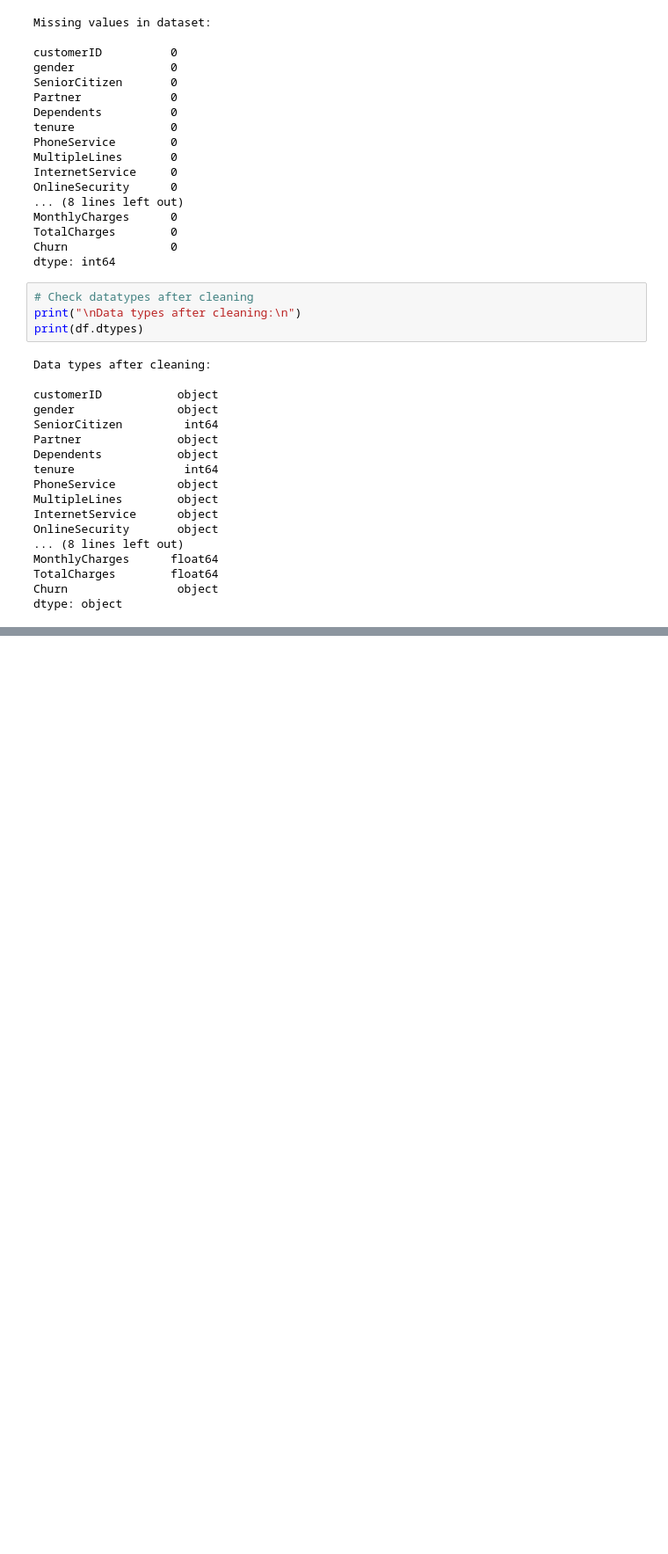
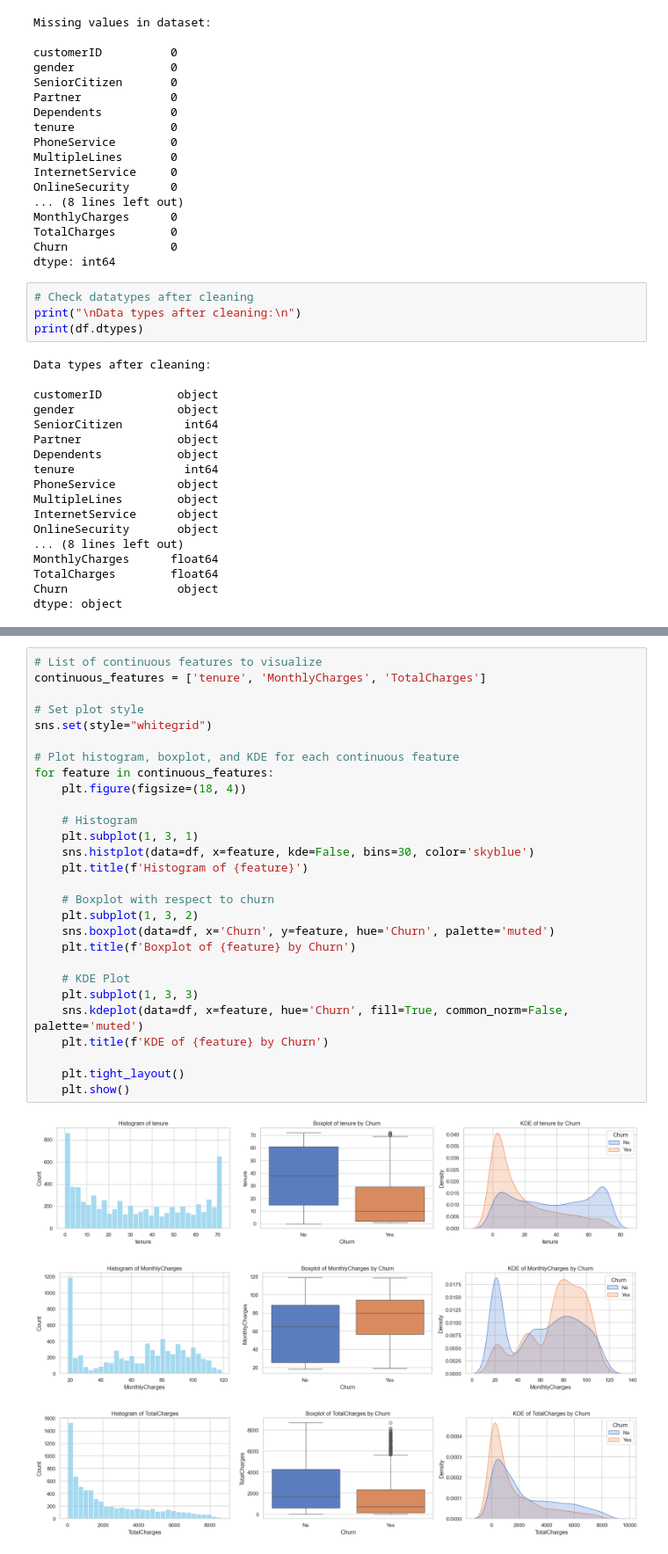
Before and after one commit to AnnapurnaBhatraju/telco-churn-prediction, a Jupyter notebook: churn_prediction.ipynb, the cells around one changed output, grey strips where cells are left out. Shown at 88% size. Saved outputs shown, nothing was run; the diff lists cells and outputs as text; blank space fills up the shorter version.

```diff
--- a/churn_prediction.ipynb
+++ b/churn_prediction.ipynb
@@ -205,0 +319,32 @@ dtype: object
+# %%
+# List of continuous features to visualize
+continuous_features = ['tenure', 'MonthlyCharges', 'TotalCharges']
+
+# Set plot style
+sns.set(style="whitegrid")
+
+# Plot histogram, boxplot, and KDE for each continuous feature
+for feature in continuous_features:
+    plt.figure(figsize=(18, 4))
+
+    # Histogram
+    plt.subplot(1, 3, 1)
+    sns.histplot(data=df, x=feature, kde=False, bins=30, color='skyblue')
+    plt.title(f'Histogram of {feature}')
+
+    # Boxplot with respect to churn
+    plt.subplot(1, 3, 2)
+    sns.boxplot(data=df, x='Churn', y=feature, hue='Churn', palette='muted')
+    plt.title(f'Boxplot of {feature} by Churn')
+
+    # KDE Plot
+    plt.subplot(1, 3, 3)
+    sns.kdeplot(data=df, x=feature, hue='Churn', fill=True, common_norm=False, palette='muted')
+    plt.title(f'KDE of {feature} by Churn')
+
+    plt.tight_layout()
+    plt.show()
+# %% [output]
+[figure, added]
+[figure, added]
+[figure, added]
```
Also changed, not shown: parts of 12 cells of this notebook, 1 other file.
